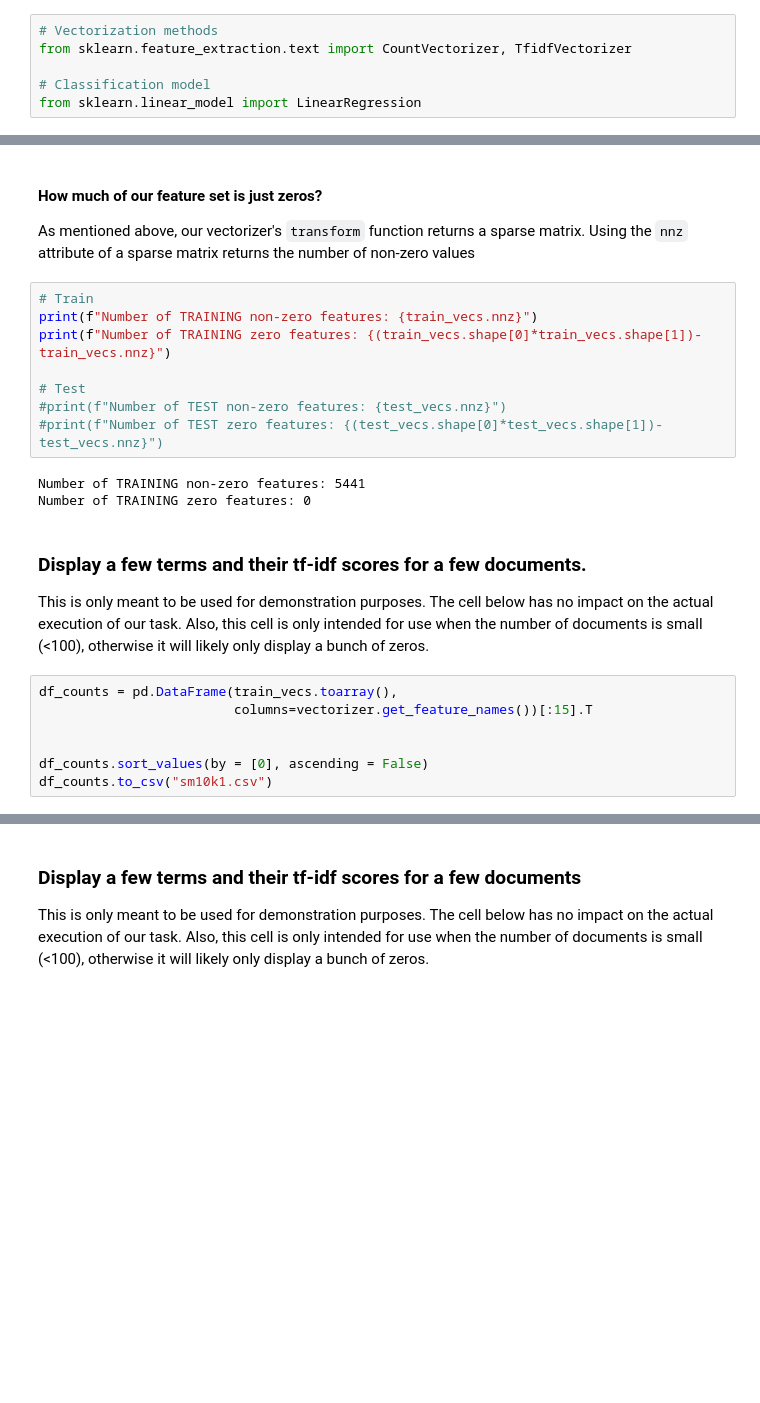
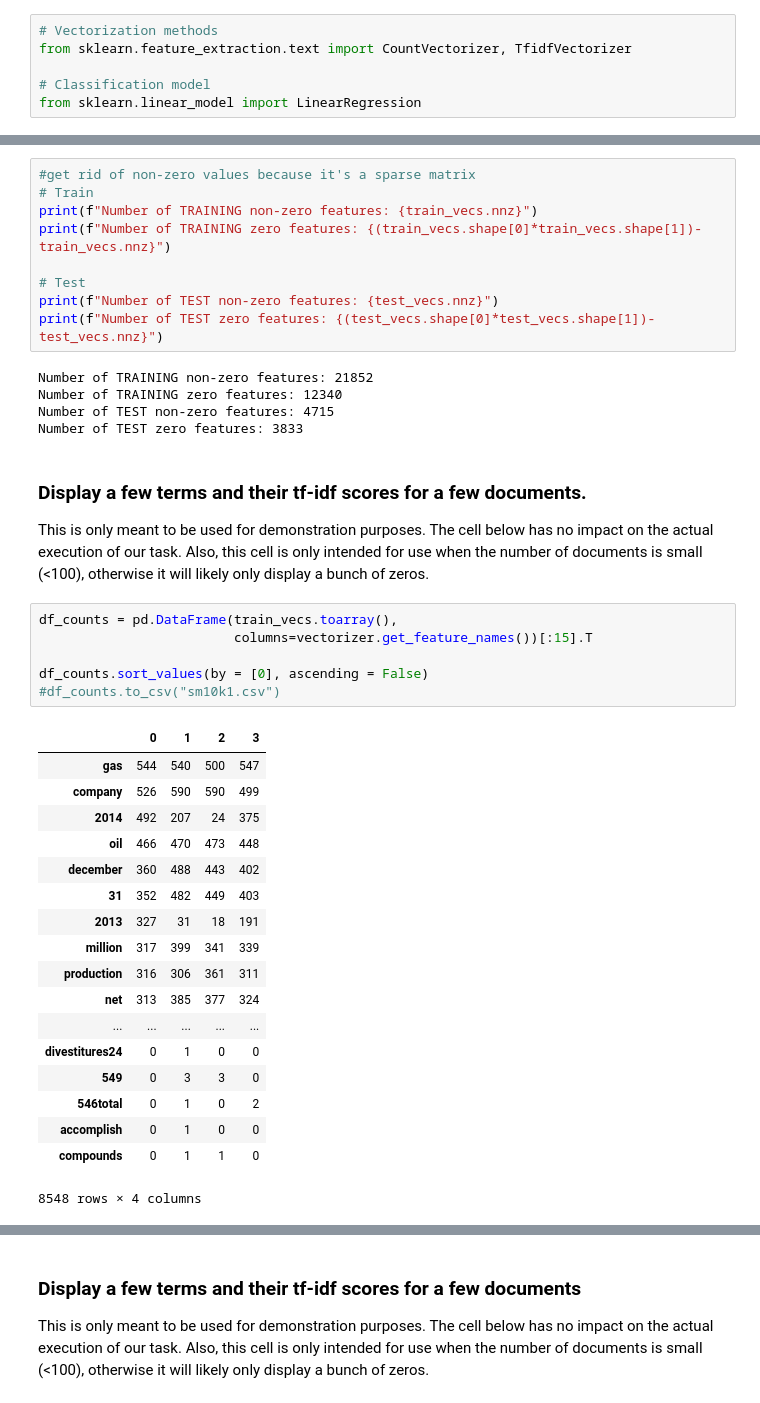
Before and after one commit to NickDonahoe/OilGasEarningsAnalysis, a Jupyter notebook: Edgar Python/SM_Vect.ipynb, the cells around one changed output, grey strips where cells are left out. Saved outputs shown, nothing was run; the diff lists cells and outputs as text; blank space fills up the shorter version.

```diff
--- a/Edgar Python/SM_Vect.ipynb
+++ b/Edgar Python/SM_Vect.ipynb
@@ -96,18 +128,17 @@ Size of vocabulary: 5441
-# %% [markdown]
-#### How much of our feature set is just zeros?
-
-As mentioned above, our vectorizer's `transform` function returns a sparse matrix. Using the `nnz` attribute of a sparse matrix returns the number of non-zero values
 # %%
+#get rid of non-zero values because it's a sparse matrix
 # Train
 print(f"Number of TRAINING non-zero features: {train_vecs.nnz}")
 print(f"Number of TRAINING zero features: {(train_vecs.shape[0]*train_vecs.shape[1])-train_vecs.nnz}")
 
 # Test
-#print(f"Number of TEST non-zero features: {test_vecs.nnz}")
-#print(f"Number of TEST zero features: {(test_vecs.shape[0]*test_vecs.shape[1])-test_vecs.nnz}")
+print(f"Number of TEST non-zero features: {test_vecs.nnz}")
+print(f"Number of TEST zero features: {(test_vecs.shape[0]*test_vecs.shape[1])-test_vecs.nnz}")
 # %% [output]
-Number of TRAINING non-zero features: 5441
-Number of TRAINING zero features: 0
+Number of TRAINING non-zero features: 21852
+Number of TRAINING zero features: 12340
+Number of TEST non-zero features: 4715
+Number of TEST zero features: 3833
 # %% [markdown]
 ### Display a few terms and their tf-idf scores for a few documents.
 
@@ -115,10 +146,28 @@ This is only meant to be used for demonstration purposes. The cell below has no
 # %%
 df_counts = pd.DataFrame(train_vecs.toarray(),
                          columns=vectorizer.get_feature_names())[:15].T
 
-
 df_counts.sort_values(by = [0], ascending = False)
-df_counts.to_csv("sm10k1.csv")
+#df_counts.to_csv("sm10k1.csv")
+# %% [output]
+|  | 0 | 1 | 2 | 3 |
+| gas | 544 | 540 | 500 | 547 |
+| company | 526 | 590 | 590 | 499 |
+| 2014 | 492 | 207 | 24 | 375 |
+| oil | 466 | 470 | 473 | 448 |
+| december | 360 | 488 | 443 | 402 |
+| 31 | 352 | 482 | 449 | 403 |
+| 2013 | 327 | 31 | 18 | 191 |
+| million | 317 | 399 | 341 | 339 |
+| production | 316 | 306 | 361 | 311 |
+| net | 313 | 385 | 377 | 324 |
+| ... | ... | ... | ... | ... |
+| divestitures24 | 0 | 1 | 0 | 0 |
+| 549 | 0 | 3 | 3 | 0 |
+| 546total | 0 | 1 | 0 | 2 |
+| accomplish | 0 | 1 | 0 | 0 |
+| compounds | 0 | 1 | 1 | 0 |
+8548 rows × 4 columns
 # %% [markdown]
 ## Term Frequency-Inverse Document Frequency (TF-IDF)
 
```
Also changed, not shown: parts of 35 cells of this notebook.
